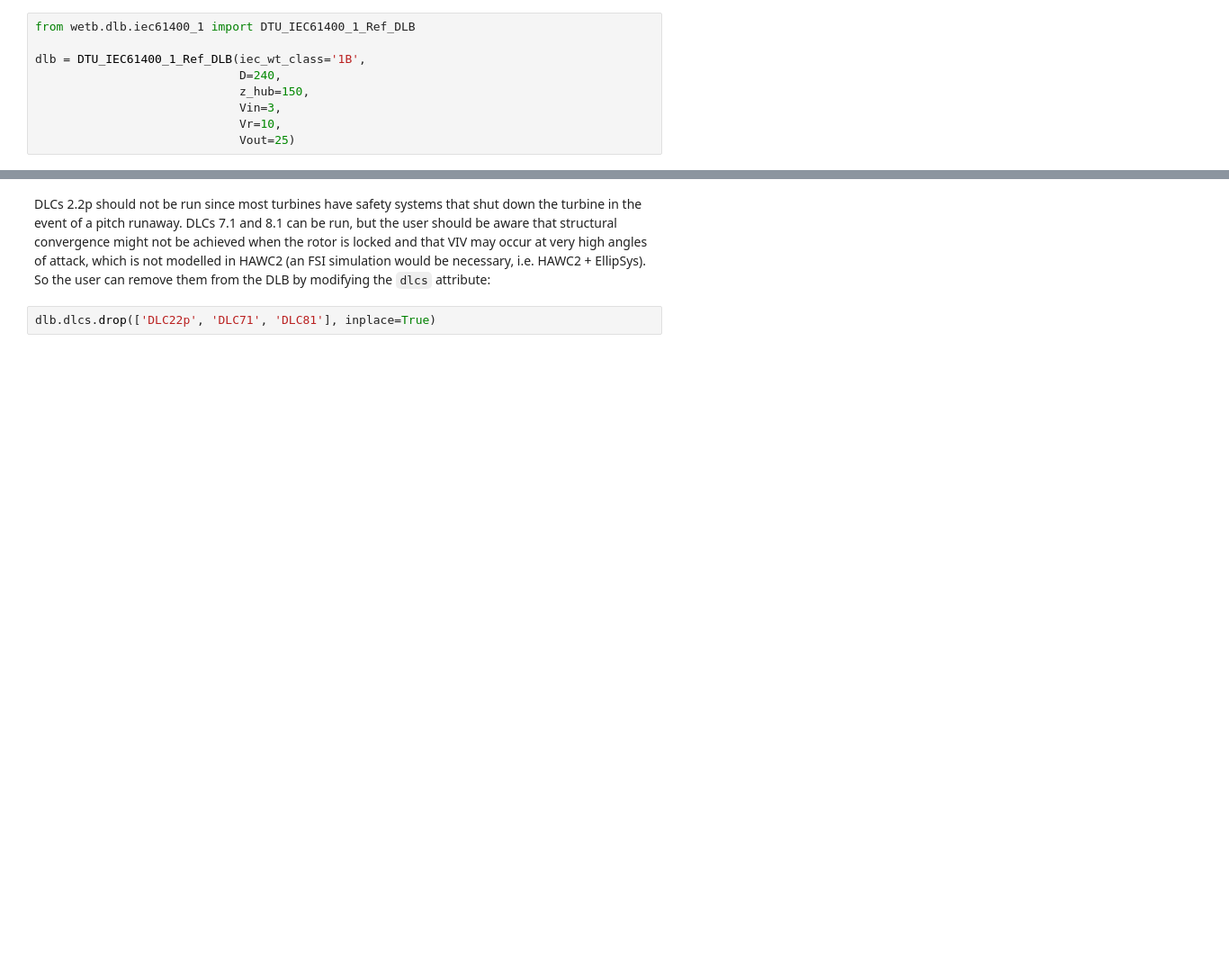
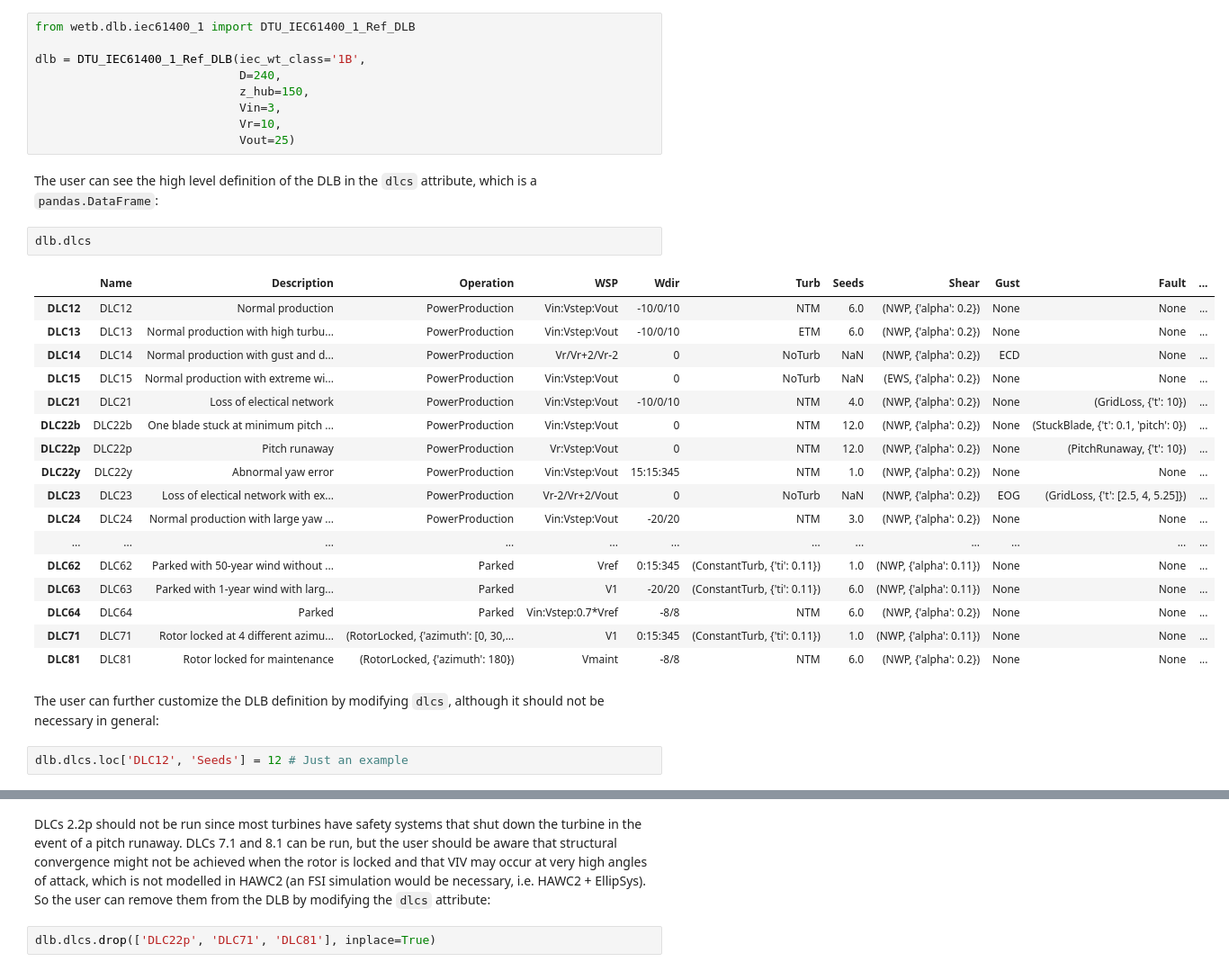
Before and after one commit to DTUWindEnergy/WindEnergyToolbox, a Jupyter notebook: docs/notebooks/hawc2/DLBWorkflow.ipynb, the cells around one changed output, grey strips where cells are left out. Shown at 90% size. Saved outputs shown, nothing was run; the diff lists cells and outputs as text; blank space fills up the shorter version.

```diff
--- a/docs/notebooks/hawc2/DLBWorkflow.ipynb
+++ b/docs/notebooks/hawc2/DLBWorkflow.ipynb
@@ -46,3 +46,29 @@ dlb = DTU_IEC61400_1_Ref_DLB(iec_wt_class='1B',
                              Vin=3,
                              Vr=10,
                              Vout=25)
+# %% [markdown]
+The user can see the high level definition of the DLB in the `dlcs` attribute, which is a `pandas.DataFrame`:
+# %%
+dlb.dlcs
+# %% [output]
+|  | Name | Description | Operation | WSP | Wdir | Turb | Seeds | Shear | Gust | Fault | ... |
+| DLC12 | DLC12 | Normal production | PowerProduction | Vin:Vstep:Vout | -10/0/10 | NTM | 6.0 | (NWP, {'alpha': 0.2}) | None | None | ... |
+| DLC13 | DLC13 | Normal production with high turbu... | PowerProduction | Vin:Vstep:Vout | -10/0/10 | ETM | 6.0 | (NWP, {'alpha': 0.2}) | None | None | ... |
+| DLC14 | DLC14 | Normal production with gust and d... | PowerProduction | Vr/Vr+2/Vr-2 | 0 | NoTurb | NaN | (NWP, {'alpha': 0.2}) | ECD | None | ... |
+| DLC15 | DLC15 | Normal production with extreme wi... | PowerProduction | Vin:Vstep:Vout | 0 | NoTurb | NaN | (EWS, {'alpha': 0.2}) | None | None | ... |
+| DLC21 | DLC21 | Loss of electical network | PowerProduction | Vin:Vstep:Vout | -10/0/10 | NTM | 4.0 | (NWP, {'alpha': 0.2}) | None | (GridLoss, {'t': 10}) | ... |
+| DLC22b | DLC22b | One blade stuck at minimum pitch ... | PowerProduction | Vin:Vstep:Vout | 0 | NTM | 12.0 | (NWP, {'alpha': 0.2}) | None | (StuckBlade, {'t': 0.1, 'pitch': 0}) | ... |
+| DLC22p | DLC22p | Pitch runaway | PowerProduction | Vr:Vstep:Vout | 0 | NTM | 12.0 | (NWP, {'alpha': 0.2}) | None | (PitchRunaway, {'t': 10}) | ... |
+| DLC22y | DLC22y | Abnormal yaw error | PowerProduction | Vin:Vstep:Vout | 15:15:345 | NTM | 1.0 | (NWP, {'alpha': 0.2}) | None | None | ... |
+| DLC23 | DLC23 | Loss of electical network with ex... | PowerProduction | Vr-2/Vr+2/Vout | 0 | NoTurb | NaN | (NWP, {'alpha': 0.2}) | EOG | (GridLoss, {'t': [2.5, 4, 5.25]}) | ... |
+| DLC24 | DLC24 | Normal production with large yaw ... | PowerProduction | Vin:Vstep:Vout | -20/20 | NTM | 3.0 | (NWP, {'alpha': 0.2}) | None | None | ... |
+| ... | ... | ... | ... | ... | ... | ... | ... | ... | ... | ... | ... |
+| DLC62 | DLC62 | Parked with 50-year wind without ... | Parked | Vref | 0:15:345 | (ConstantTurb, {'ti': 0.11}) | 1.0 | (NWP, {'alpha': 0.11}) | None | None | ... |
+| DLC63 | DLC63 | Parked with 1-year wind with larg... | Parked | V1 | -20/20 | (ConstantTurb, {'ti': 0.11}) | 6.0 | (NWP, {'alpha': 0.11}) | None | None | ... |
+| DLC64 | DLC64 | Parked | Parked | Vin:Vstep:0.7*Vref | -8/8 | NTM | 6.0 | (NWP, {'alpha': 0.2}) | None | None | ... |
+| DLC71 | DLC71 | Rotor locked at 4 different azimu... | (RotorLocked, {'azimuth': [0, 30,... | V1 | 0:15:345 | (ConstantTurb, {'ti': 0.11}) | 1.0 | (NWP, {'alpha': 0.11}) | None | None | ... |
+| DLC81 | DLC81 | Rotor locked for maintenance | (RotorLocked, {'azimuth': 180}) | Vmaint | -8/8 | NTM | 6.0 | (NWP, {'alpha': 0.2}) | None | None | ... |
+# %% [markdown]
+The user can further customize the DLB definition by modifying `dlcs`, although it should not be necessary in general:
+# %%
+dlb.dlcs.loc['DLC12', 'Seeds'] = 12 # Just an example
```
Also changed, not shown: parts of 3 cells of this notebook, 2 other files.
